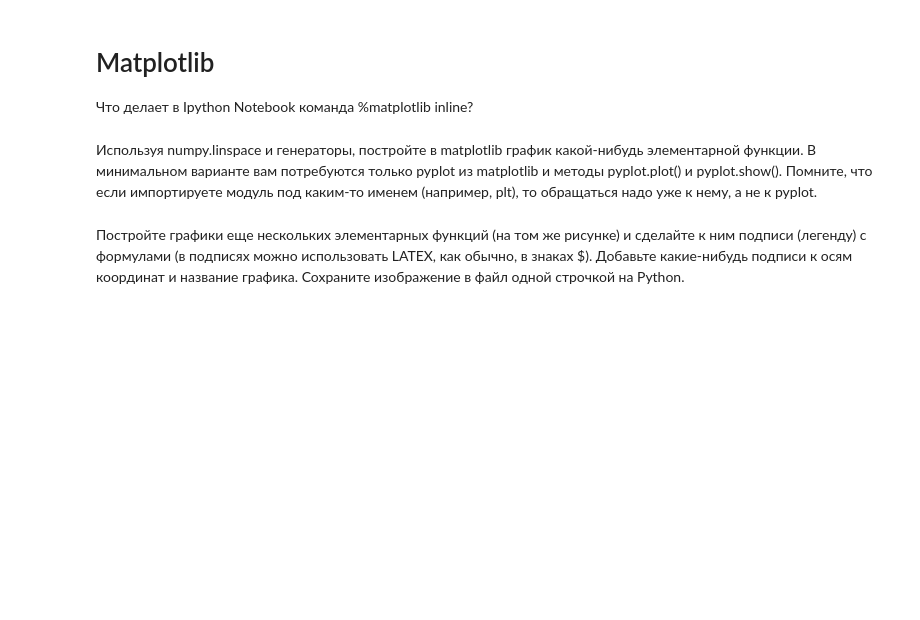
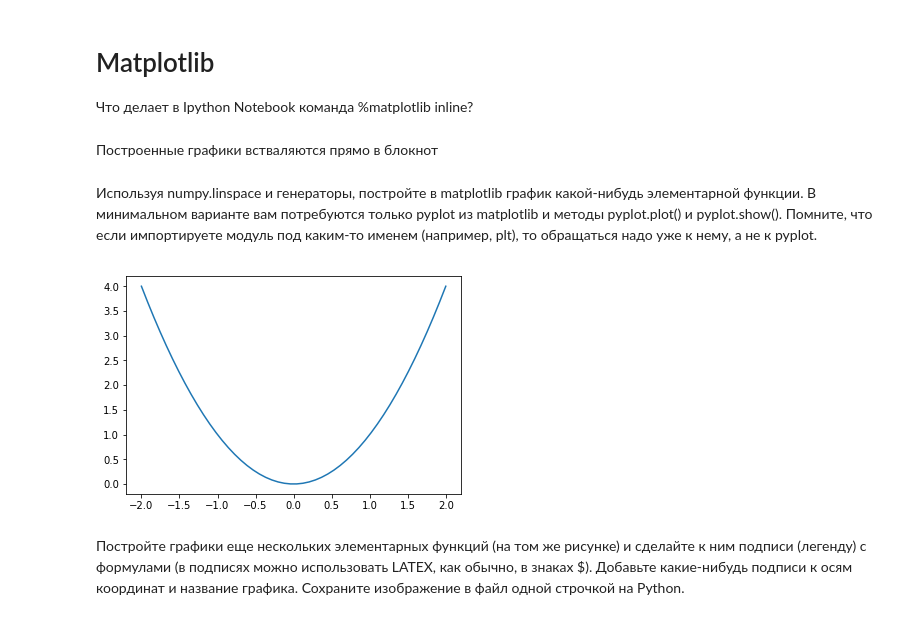
Before and after one commit to sash-tsvet/Python, a Jupyter notebook: Hometask 1.ipynb, the cells around one changed output. Cells and saved outputs as stored; diff of their text form; code cells hidden in the pictures; blank space fills up the shorter version.

```diff
--- a/Hometask 1.ipynb
+++ b/Hometask 1.ipynb
@@ -35,7 +356,16 @@
 # %% [markdown]
 # Matplotlib
 Что делает в Ipython Notebook команда %matplotlib inline?
+# %% [markdown]
+Построенные графики встваляются прямо в блокнот
 # %% [markdown]
 Используя numpy.linspace и генераторы, постройте в matplotlib график какой-нибудь элементарной функции. В минимальном варианте вам потребуются только pyplot из matplotlib и методы pyplot.plot() и pyplot.show(). Помните, что если импортируете модуль под каким-то именем (например, plt), то обращаться надо уже к нему, а не к pyplot.
+# %%
+% matplotlib inline
+from matplotlib import pylab as plt
+plt.plot(np.linspace(-2, 2), [z ** 2 for z in  np.linspace(-2, 2)])
+plt.show()
+# %% [output]
+[figure, added]
 # %% [markdown]
 Постройте графики еще нескольких элементарных функций (на том же рисунке) и сделайте к ним подписи (легенду) с формулами (в подписях можно использовать LATEX, как обычно, в знаках $). Добавьте какие-нибудь подписи к осям координат и название графика. Сохраните изображение в файл одной строчкой на Python.
```
Also changed, not shown: parts of 19 cells of this notebook, 6 other files.
